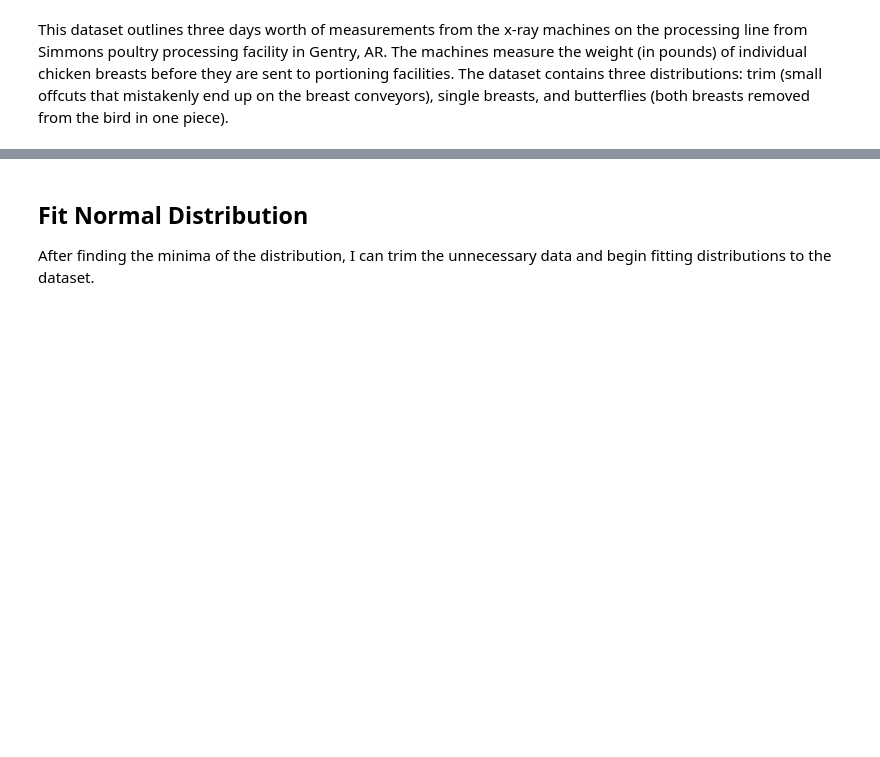
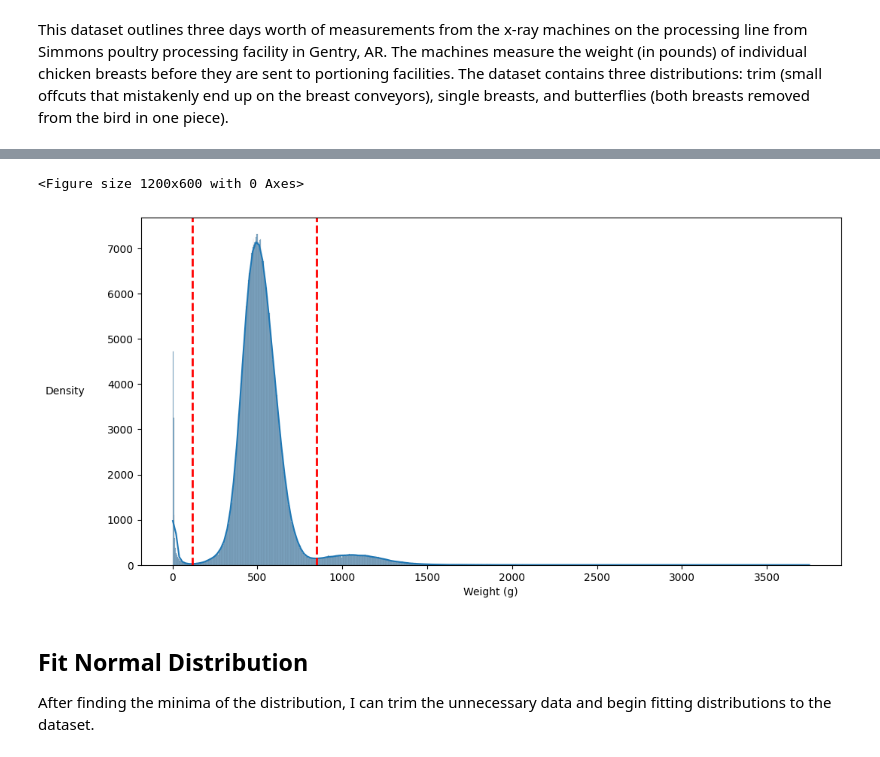
Before and after one commit to laurenjones08/simmons-portioning-tool, a Jupyter notebook: showcase-presentations/showcase_pres_2.ipynb, the cells around one changed output, grey strips where cells are left out. Cells and saved outputs as stored; diff of their text form; code cells hidden in the pictures; blank space fills up the shorter version.

```diff
--- a/showcase-presentations/showcase_pres_2.ipynb
+++ b/showcase-presentations/showcase_pres_2.ipynb
@@ -38,27 +49,33 @@ We are interested in the weights of single chicken breasts. The first step in pr
 # %%
 plt.figure(figsize=(12, 6))
 kde_plot = sns.kdeplot(x, bw_adjust=1, fill=False, linewidth=2, color='black')
+
+# Extract KDE curve data
 xs, ys = kde_plot.get_lines()[0].get_data()
 
 # Find local minima (valleys)
 minima_idx = argrelextrema(ys, np.less)[0]
 split_points = xs[minima_idx[:2]]
 left, right = split_points[0], split_points[1]
 
 # Plot histogram + KDE + split points
 plt.clf()  # clear previous figure
 
 plt.figure(figsize=(12, 6))
-sns.histplot(x, kde=True, color='skyblue', alpha=0.5)
+sns.histplot(x, kde=True, color='steelblue', alpha=0.5)
 
 # Add split point lines
 for sp in split_points:
     plt.axvline(sp, color='red', linestyle='--', linewidth=2)
 
-plt.title(f"Split points at density minima: {split_points}")
+# plt.title(f"Split points at density minima: {split_points}")
 plt.xlabel("Weight (g)")
-plt.ylabel("Density")
+plt.ylabel("Density", rotation=0, labelpad=40, va='center')
+plt.legend().remove()
 plt.show()
+# %% [output]
+<Figure size 1200x600 with 0 Axes>
+[figure, added]
 # %% [markdown]
 ## Fit Normal Distribution
 After finding the minima of the distribution, I can trim the unnecessary data and begin fitting distributions to the dataset.
```
Also changed, not shown: parts of 22 cells of this notebook.
